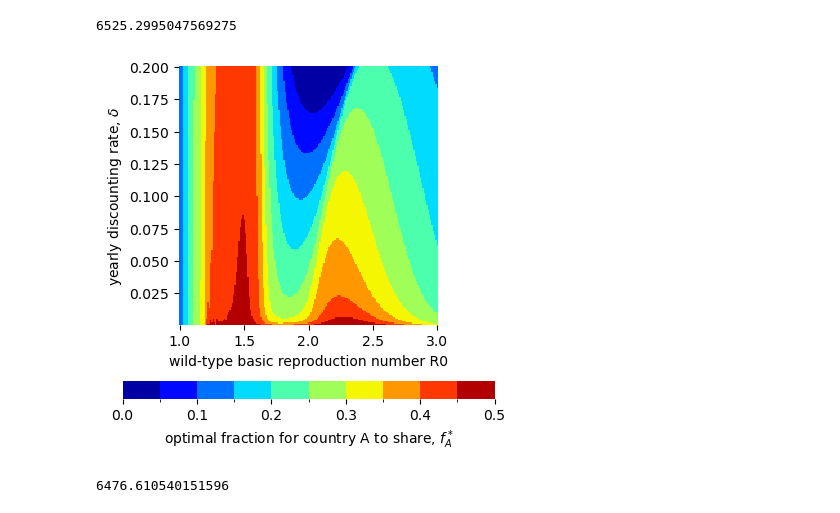
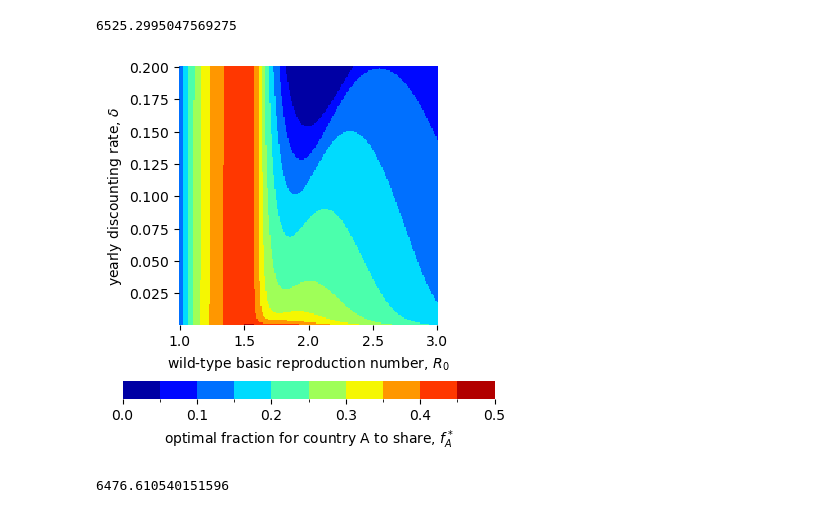
Before and after one commit to freedmanari/vaccine_nationalism, a Jupyter notebook: vaccine_nationalism.ipynb, the cells around one changed output. Saved outputs shown, nothing was run; the diff lists cells and outputs as text; code cells hidden in the pictures.

```diff
--- a/vaccine_nationalism.ipynb
+++ b/vaccine_nationalism.ipynb
@@ -625,15 +625,15 @@ print(time2 - time1)
 # %%
 ### if sigma set to .9 replace first line with
 ### plot_heatmap('R0','delta','f_A_min_low_sigma',fracValues=True,
-plot_heatmap('R0','delta','f_A_min_old',fracValues=True,
-             xlabel='wild-type basic reproduction number R0', ylabel='yearly discounting rate, $\delta$',
+plot_heatmap('R0','delta','f_A_min',fracValues=True,
+             xlabel='wild-type basic reproduction number, $R_0$', ylabel='yearly discounting rate, $\delta$',
              legendTitle='optimal fraction for country A to share, $f_A^*$', colorbar_shrink=.75)
 
 # plt.savefig('figures/roughs/R0_delta.png', bbox_inches='tight', dpi=1200)
 ### or if sigma set to .9
 # plt.savefig('figures/roughs/R0_delta_low_sigma.png', bbox_inches='tight', dpi=1200)
 # %% [output]
-[figure, old version]
+[figure, new version]
 # %%
 ### for supplementary figure nu_delta
 
```
Also changed, not shown: 2 other files.
